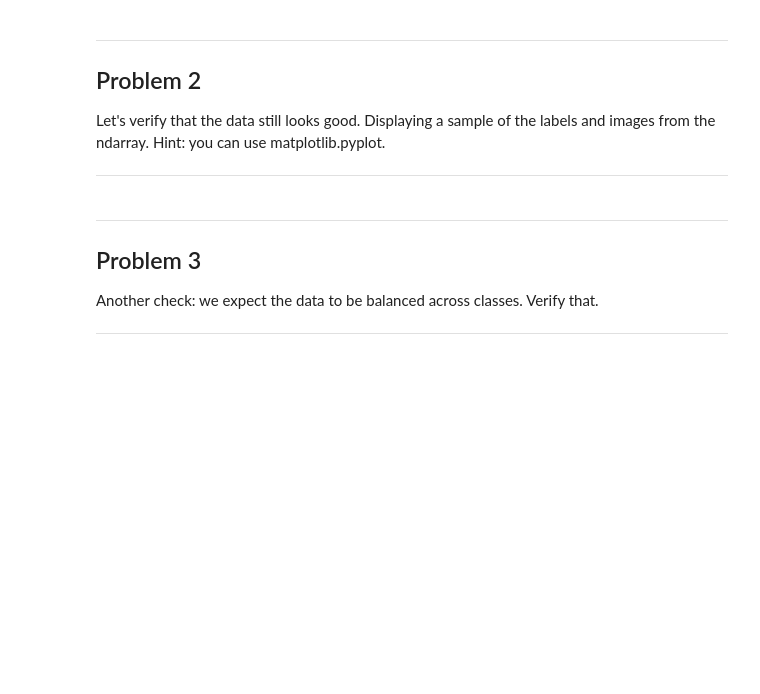
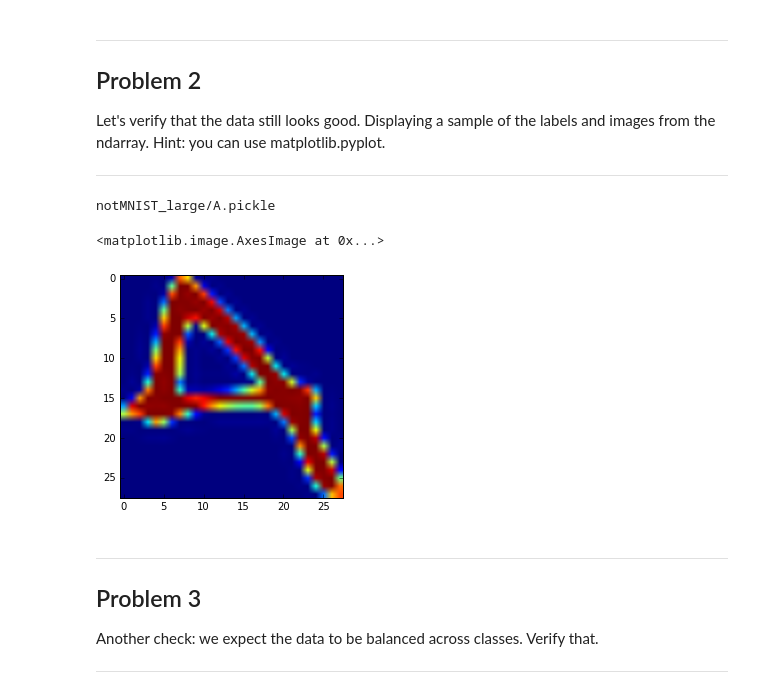
Before and after one commit to klangner/deep-learning-tutorial, a Jupyter notebook: notebooks/udacity/1_notmnist.ipynb, the cells around one changed output. Drawn from its saved outputs; the diff is of its cells as text; code cells hidden in the pictures; blank space fills up the shorter version.

```diff
--- a/notebooks/udacity/1_notmnist.ipynb
+++ b/notebooks/udacity/1_notmnist.ipynb
@@ -26,9 +28,9 @@ First, we'll download the dataset to our local machine. The data consists of cha
 # %%
 url = 'http://yaroslavvb.com/upload/notMNIST/'
 
-def maybe_download(filename, expected_bytes):
+def maybe_download(filename, expected_bytes, force=False):
   """Download a file if not present, and make sure it's the right size."""
-  if not os.path.exists(filename):
+  if force or not os.path.exists(filename):
     filename, _ = urlretrieve(url + filename, filename)
   statinfo = os.stat(filename)
   if statinfo.st_size == expected_bytes:
@@ -48,16 +50,22 @@ Extract the dataset from the compressed .tar.gz file.
 This should give you a set of directories, labelled A through J.
 # %%
 num_classes = 10
+np.random.seed(133)
 
-def extract(filename):
-  tar = tarfile.open(filename)
+def maybe_extract(filename, force=False):
   root = os.path.splitext(os.path.splitext(filename)[0])[0]  # remove .tar.gz
-  print('Extracting data for %s. This may take a while. Please wait.' % root)
-  sys.stdout.flush()
-  tar.extractall()
-  tar.close()
+  if os.path.isdir(root) and not force:
+    # You may override by setting force=True.
+    print('%s already present - Skipping extraction of %s.' % (root, filename))
+  else:
+    print('Extracting data for %s. This may take a while. Please wait.' % root)
+    tar = tarfile.open(filename)
+    sys.stdout.flush()
+    tar.extractall()
+    tar.close()
   data_folders = [
-    os.path.join(root, d) for d in sorted(os.listdir(root)) if d != '.DS_Store']
+    os.path.join(root, d) for d in sorted(os.listdir(root))
+    if os.path.isdir(os.path.join(root, d))]
   if len(data_folders) != num_classes:
     raise Exception(
       'Expected %d folders, one per class. Found %d instead.' % (
@@ -65,6 +73,6 @@ def extract(filename):
   print(data_folders)
   return data_folders
 
-train_folders = extract(train_filename)
-test_folders = extract(test_filename)
+train_folders = maybe_extract(train_filename)
+test_folders = maybe_extract(test_filename)
 # %% [output]
@@ -166,12 +183,14 @@ Let's verify that the data still looks good. Displaying a sample of the labels a
 
 ---
 # %%
-pickle_file = train_datasets[0]
-with open(pickle_file, 'rb') as f:
-    letter_set = pickle.load(f)
-    letter = letter_set[0]
-    plt.imshow(letter)
-    plt.show()
+print(train_datasets[0])
+f = open(train_datasets[0],'rb')
+a = pickle.load(f)
+plt.imshow(a[0])
+# %% [output]
+notMNIST_large/A.pickle
+<matplotlib.image.AxesImage at 0x...>
+[figure, added]
 # %% [markdown]
 ---
 Problem 3
```
Also changed, not shown: parts of 13 cells of this notebook, 1 other file.
